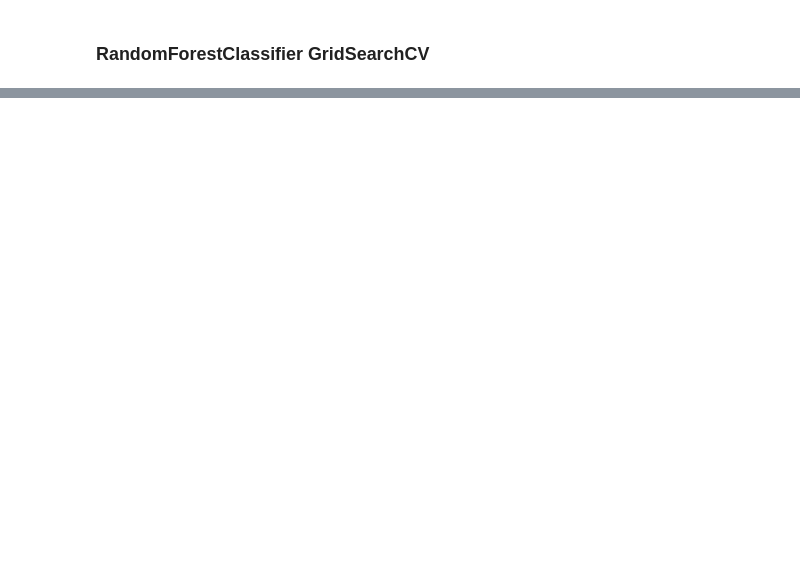
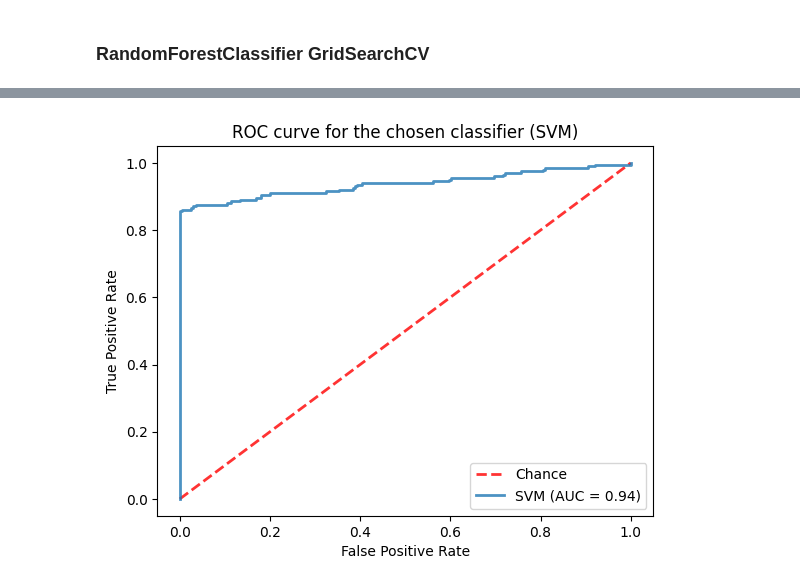
Before and after one commit to kristyan/data, a Jupyter notebook: e-tivity3/etivity3_classification.ipynb, the cells around one changed output, grey strips where cells are left out. Drawn from its saved outputs; the diff is of its cells as text; code cells hidden in the pictures; blank space fills up the shorter version.

```diff
--- a/e-tivity3/etivity3_classification.ipynb
+++ b/e-tivity3/etivity3_classification.ipynb
@@ -1012,0 +1092,10 @@ plt.show()
+# %%
+plt.plot([0, 1], [0, 1], linestyle='--', lw=2, color='r', label='Chance', alpha=0.8)
+plt.plot(test_results["fpr"], test_results["tpr"], lw=2, label=f'{best_name} (AUC = {test_results["auc"]:0.2f})', alpha=0.8)
+plt.xlabel('False Positive Rate')
+plt.ylabel('True Positive Rate')
+plt.title(f'ROC curve for the chosen classifier ({best_name})')
+plt.legend(loc="lower right")
+plt.show()
+# %% [output]
+[figure, added]
```
Also changed, not shown: parts of 19 cells of this notebook.
